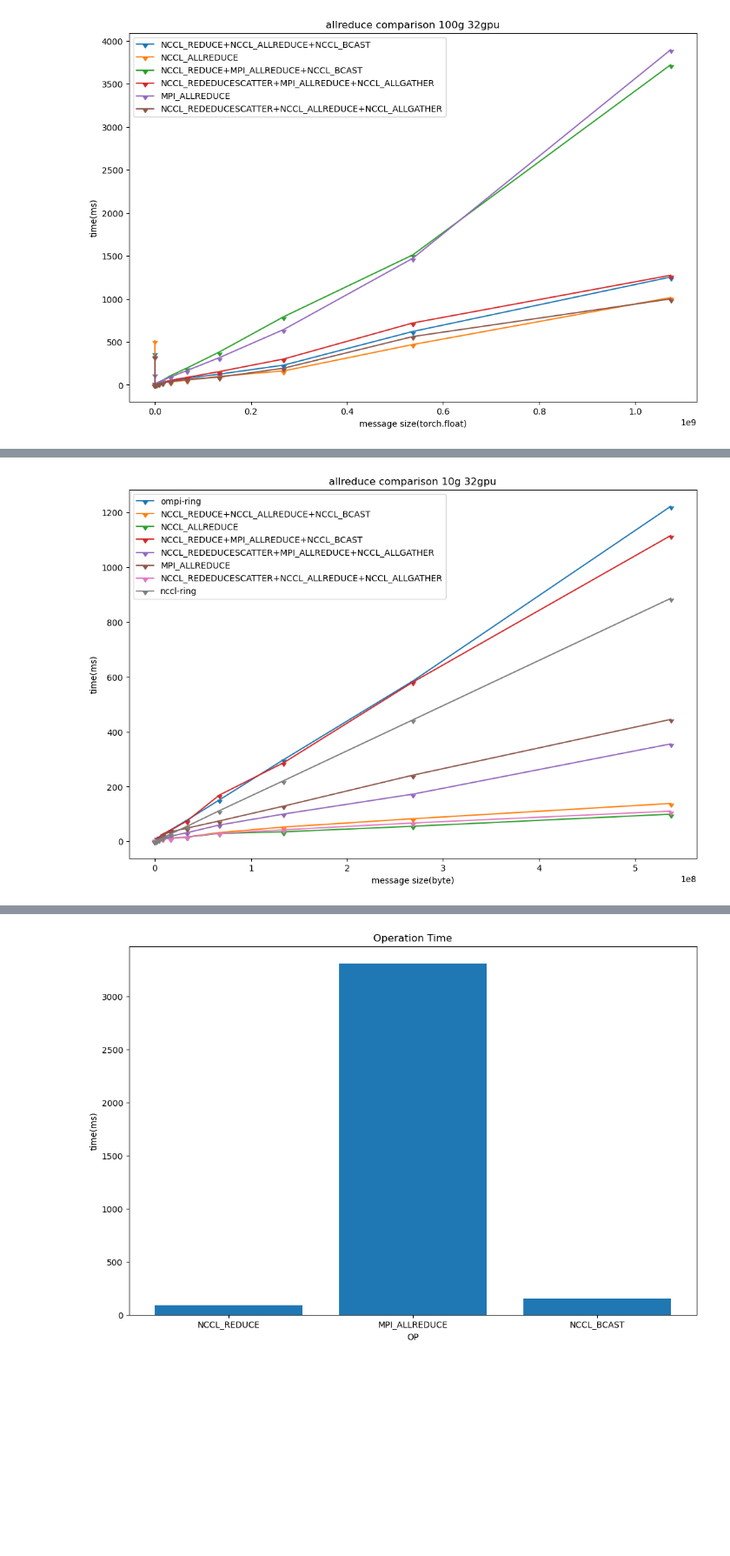
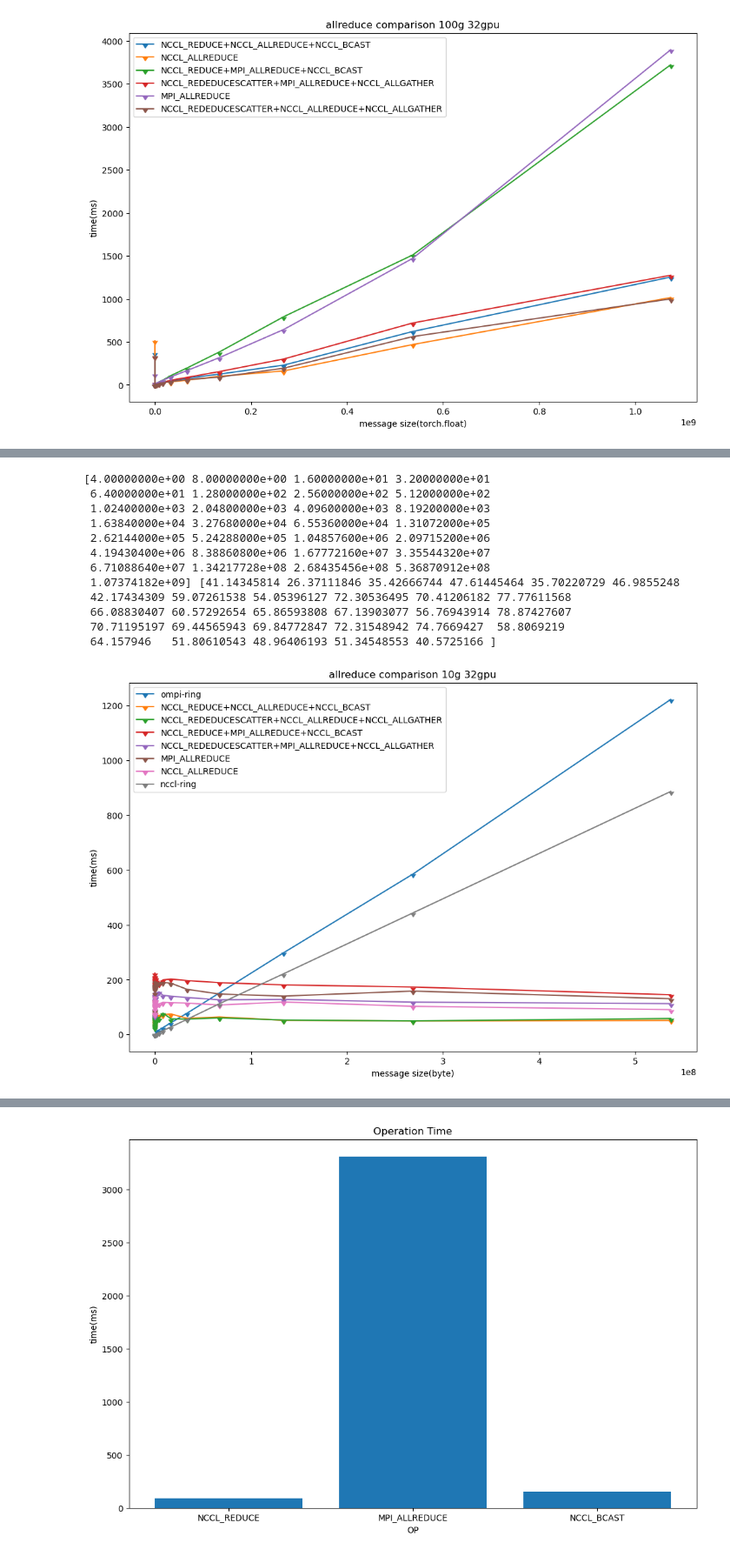
Before and after one commit to dexhunter/allreduce-experiments, a Jupyter notebook: vis_horovod.ipynb, the cells around one changed output, grey strips where cells are left out. Shown at 87% size. Saved outputs shown, nothing was run; the diff lists cells and outputs as text; code cells hidden in the pictures; blank space fills up the shorter version.

```diff
--- a/vis_horovod.ipynb
+++ b/vis_horovod.ipynb
@@ -209,60 +210,71 @@ def read_algo_skip_head(filename,skip_num=215):
 # %%
 x, y = read_algo_with_head('data/ompi-32gpu-results/32gpus/10g/algo4-stepexp2.txt')
-y = y * 1e-3
+y = y * 1e-3 # convert us to ms # 1us=10^(-3)ms
+
 
 x7, y7 = read_algo_skip_head('data/nccl-results/nccl-32gpus/10g-stepexp2-2.txt', 707)
-y7 = y7 * 1e-3
+y7 = y7 * 1e-3 # convert us to ms
 
 
-x1, y1 = read_hvd("./data/horovod-results/32gpu/10g-32gpu-nccl.txt")
-x2, y2 = read_hvd("./data/horovod-results/32gpu/10g-32gpu-nccl-only.txt")
-x3, y3 = read_hvd("./data/horovod-results/32gpu/10g-32gpu-2dmesh-4.txt")
-x4, y4 = read_hvd("./data/horovod-results/32gpu/10g-32gpu-h-4.txt")
-x5, y5 = read_hvd("./data/horovod-results/32gpu/10g-32gpu-mpi.txt")
-x6, y6 = read_hvd("./data/horovod-results/32gpu/10g-32gpu-newnccl.txt")
+x1, y1 = read_hvd("./data/horovod-results/32gpu/10g/nccl-slow.txt")
+
+x2, y2 = read_hvd("./data/horovod-results/32gpu/10g/nccl-fast.txt")
+
+x3, y3 = read_hvd("./data/horovod-results/32gpu/10g/mpi-slow.txt")
+x4, y4 = read_hvd("./data/horovod-results/32gpu/10g/mpi-fast.txt")
+
+x5, y5 = read_hvd("./data/horovod-results/32gpu/10g-32gpu-mpi-2.txt")
+x6, y6 = read_hvd("./data/horovod-results/32gpu/10g-32gpu-ncclonly-2.txt")
 
 
-x1 = x1 * 4
-x2 = x2 * 4
-x3 = x3 * 4
-x4 = x4 * 4
-x5 = x5 * 4
-x6 = x6 * 4
+x1 = x1[2:-1]
+x2 = x2[2:-1]
+x3 = x3[2:-1]
+x4 = x4[2:-1]
+x5 = x5[2:-1]
+x6 = x6[2:-1]
 
-
-x1 = x1[1:-3]
-x2 = x2[1:-3]
-x3 = x3[1:-3]
-x4 = x4[1:-3]
-x5 = x5[1:-3]
-x6 = x6[1:-3]
-
-y1 = y1[1:-3]
-y2 = y2[1:-3]
-y3 = y3[1:-3]
-y4 = y4[1:-3]
-y5 = y5[1:-3]
-y6 = y6[1:-3]
+y1 = y1[2:-1]
+y2 = y2[2:-1]
+y3 = y3[2:-1]
+y4 = y4[2:-1]
+y5 = y5[2:-1]
+y6 = y6[2:-1]
 
 
 plt.plot(x,y, marker=11, label='ompi-ring')
 plt.plot(x1,y1, marker=11, label='NCCL_REDUCE+NCCL_ALLREDUCE+NCCL_BCAST')
-plt.plot(x2,y2, marker=11, label='NCCL_ALLREDUCE')
+plt.plot(x2,y2, marker=11, label='NCCL_REDEDUCESCATTER+NCCL_ALLREDUCE+NCCL_ALLGATHER')
+
 plt.plot(x3,y3, marker=11, label='NCCL_REDUCE+MPI_ALLREDUCE+NCCL_BCAST')
 plt.plot(x4,y4, marker=11, label='NCCL_REDEDUCESCATTER+MPI_ALLREDUCE+NCCL_ALLGATHER')
 plt.plot(x5,y5, marker=11, label='MPI_ALLREDUCE')
-plt.plot(x6,y6, marker=11, label='NCCL_REDEDUCESCATTER+NCCL_ALLREDUCE+NCCL_ALLGATHER')
+plt.plot(x6,y6, marker=11, label='NCCL_ALLREDUCE')
+
+
 plt.plot(x7,y7, marker=11, label='nccl-ring')
 
 
 plt.xlabel('message size(byte)')
 plt.ylabel('time(ms)')
 plt.legend()
 # mpi_allreduce
 plt.title('allreduce comparison 10g 32gpu')
 plt.show()
 # %% [output]
+[4.00000000e+00 8.00000000e+00 1.60000000e+01 3.20000000e+01
+ 6.40000000e+01 1.28000000e+02 2.56000000e+02 5.12000000e+02
+ 1.02400000e+03 2.04800000e+03 4.09600000e+03 8.19200000e+03
+ 1.63840000e+04 3.27680000e+04 6.55360000e+04 1.31072000e+05
+ 2.62144000e+05 5.24288000e+05 1.04857600e+06 2.09715200e+06
+ 4.19430400e+06 8.38860800e+06 1.67772160e+07 3.35544320e+07
+ 6.71088640e+07 1.34217728e+08 2.68435456e+08 5.36870912e+08
+ 1.07374182e+09] [41.14345814 26.37111846 35.42666744 47.61445464 35.70220729 46.9855248
+ 42.17434309 59.07261538 54.05396127 72.30536495 70.41206182 77.77611568
+ 66.08830407 60.57292654 65.86593808 67.13903077 56.76943914 78.87427607
+ 70.71195197 69.44565943 69.84772847 72.31548942 74.7669427  58.8069219
+ 64.157946   51.80610543 48.96406193 51.34548553 40.5725166 ]
-[figure, old version]
+[figure, new version]
 # %%
 z = x/y
 z1 = x1/y1
```
Also changed, not shown: parts of 18 cells of this notebook, 59 other files.
